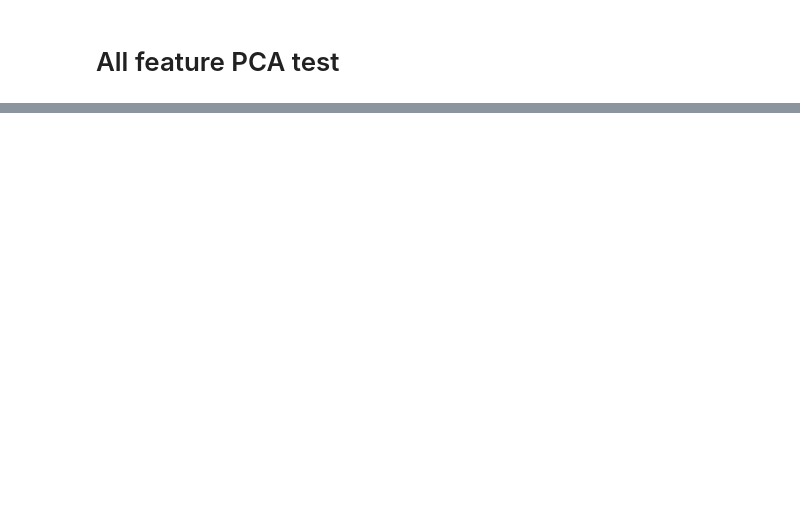
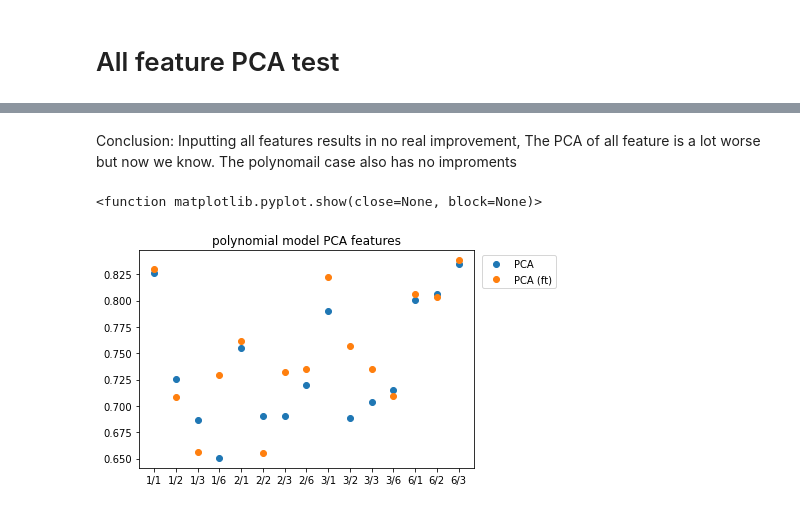
Before and after one commit to Dubspergensoep/Project_ML_En_Consump, a Jupyter notebook: Linear_models.ipynb, the cells around one changed output, grey strips where cells are left out. Saved outputs shown, nothing was run; the diff lists cells and outputs as text; code cells hidden in the pictures; blank space fills up the shorter version.

```diff
--- a/Linear_models.ipynb
+++ b/Linear_models.ipynb
@@ -2543,0 +2738,14 @@ for nim in nim_arr:
+# %% [markdown]
+Conclusion: Inputting all features results in no real improvement, The PCA of all feature is a lot worse but now we know. The polynomail case also has no improments
+# %%
+plt.plot(R2pol_daily,marker='o',label='PCA',linestyle = 'None')
+plt.plot(R2pol_daily_ft,marker='o',label='PCA (ft)',linestyle = 'None')
+plt.xticks(range(15),['1/1','1/2','1/3','1/6','2/1','2/2','2/3','2/6','3/1','3/2','3/3','3/6','6/1','6/2','6/3'])
+
+
+plt.title('polynomial model PCA features')
+plt.legend(bbox_to_anchor=(1.01, 1))
+plt.show
+# %% [output]
+<function matplotlib.pyplot.show(close=None, block=None)>
+[figure, added]
```
Also changed, not shown: parts of 27 cells of this notebook.
